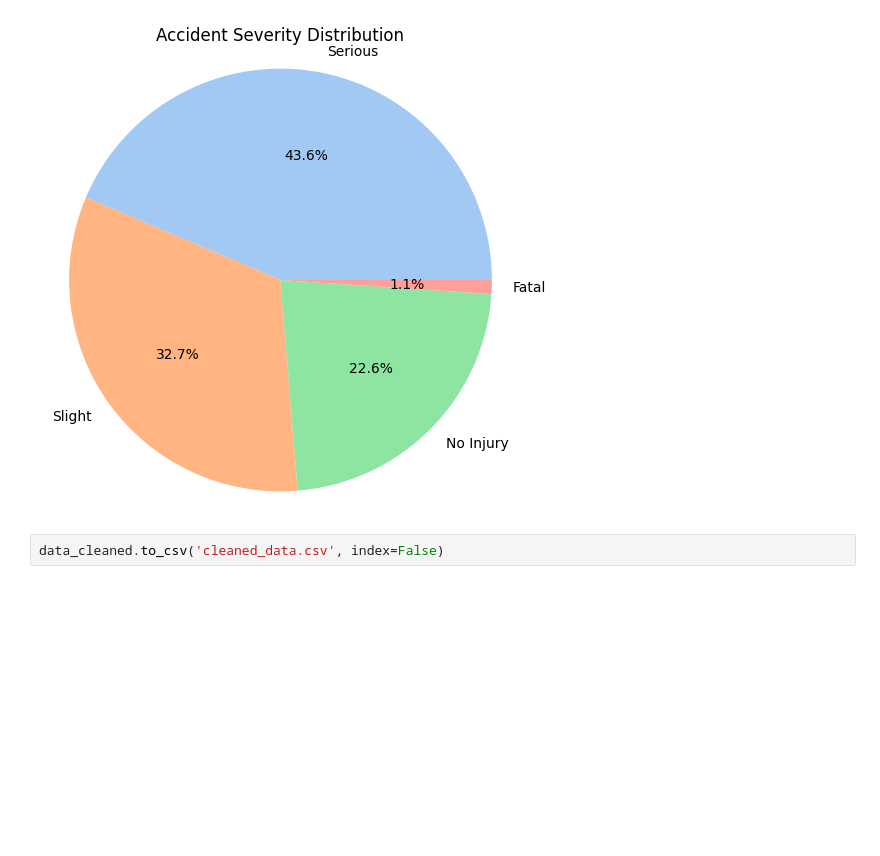
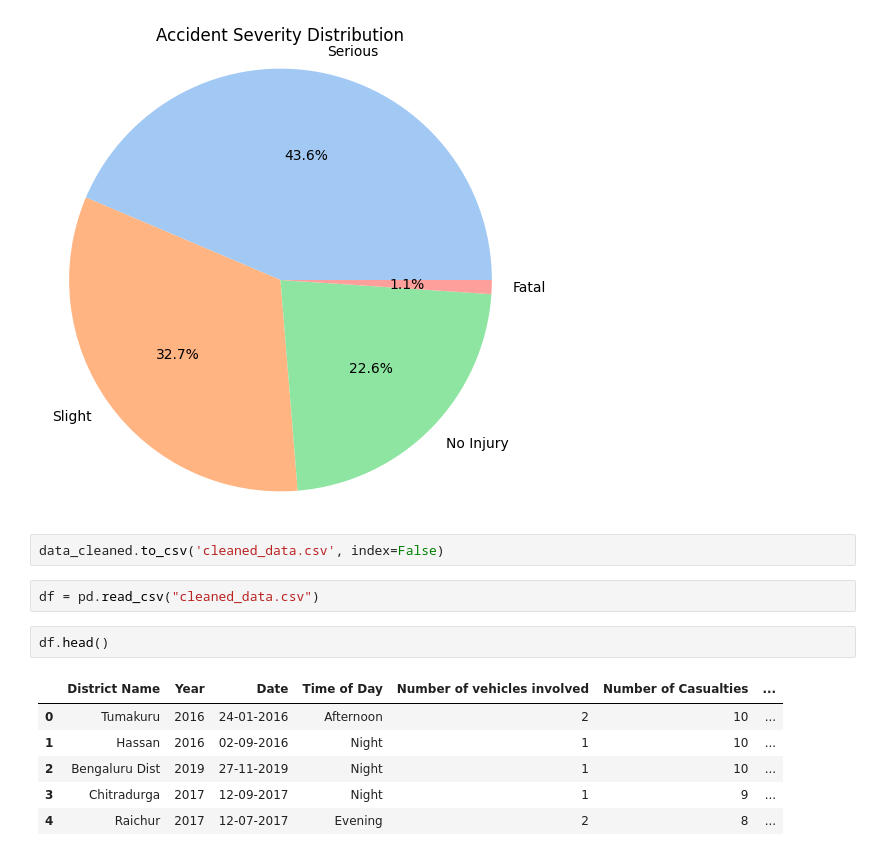
Before and after one commit to Soumashree-Das/Data_drift_srijan_ju, a Jupyter notebook: Untitled.ipynb, the cells around one changed output. Cells and saved outputs as stored; diff of their text form; blank space fills up the shorter version.

```diff
--- a/Untitled.ipynb
+++ b/Untitled.ipynb
@@ -223,3 +218,14 @@ plt.show()
 [figure]
 # %%
 data_cleaned.to_csv('cleaned_data.csv', index=False)
+# %%
+df = pd.read_csv("cleaned_data.csv")
+# %%
+df.head()
+# %% [output]
+|  | District Name | Year | Date | Time of Day | Number of vehicles involved | Number of Casualties | ... |
+| 0 | Tumakuru | 2016 | 24-01-2016 | Afternoon | 2 | 10 | ... |
+| 1 | Hassan | 2016 | 02-09-2016 | Night | 1 | 10 | ... |
+| 2 | Bengaluru Dist | 2019 | 27-11-2019 | Night | 1 | 10 | ... |
+| 3 | Chitradurga | 2017 | 12-09-2017 | Night | 1 | 9 | ... |
+| 4 | Raichur | 2017 | 12-07-2017 | Evening | 2 | 8 | ... |
```
Also changed, not shown: parts of 4 cells of this notebook, 1 other file.
